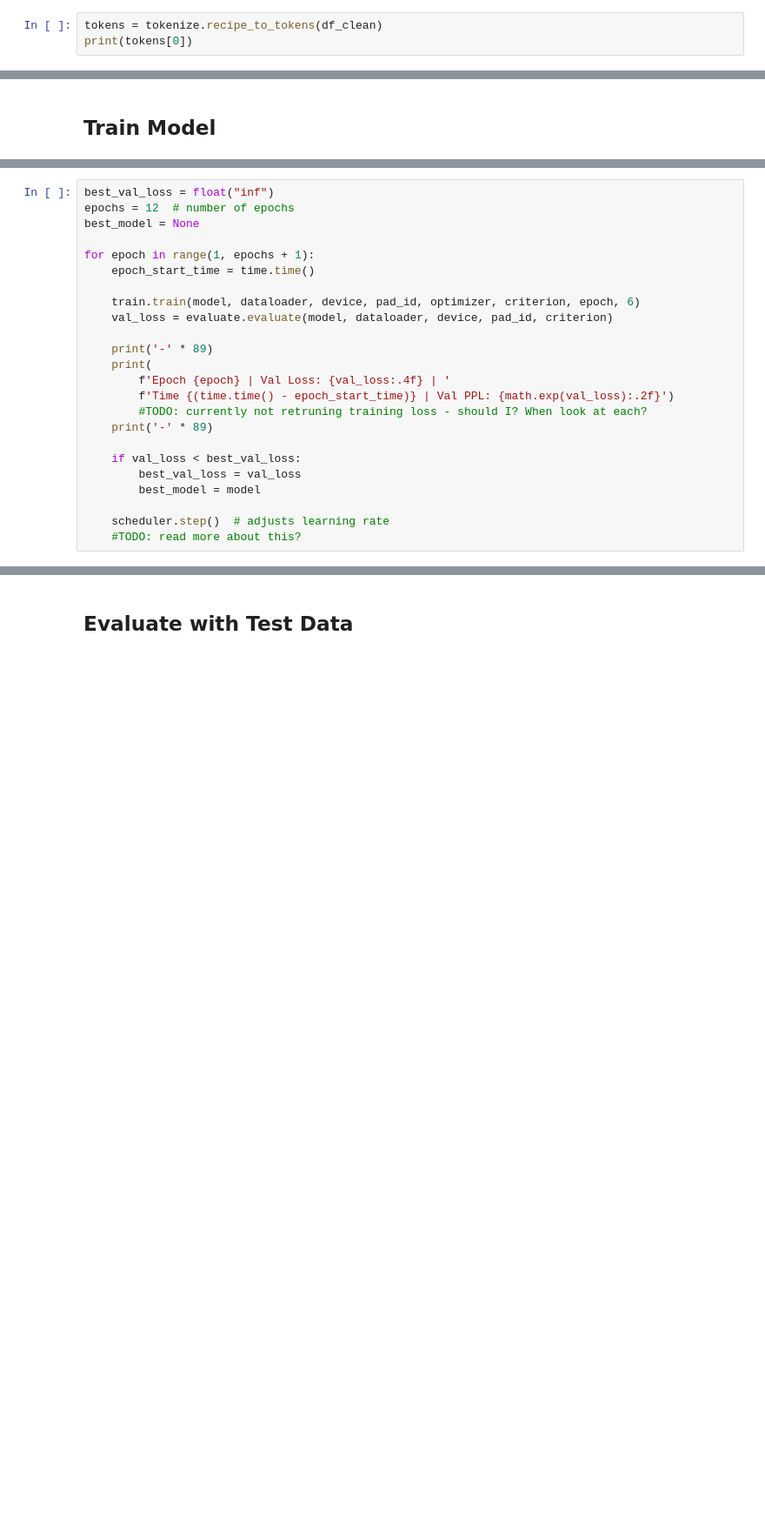
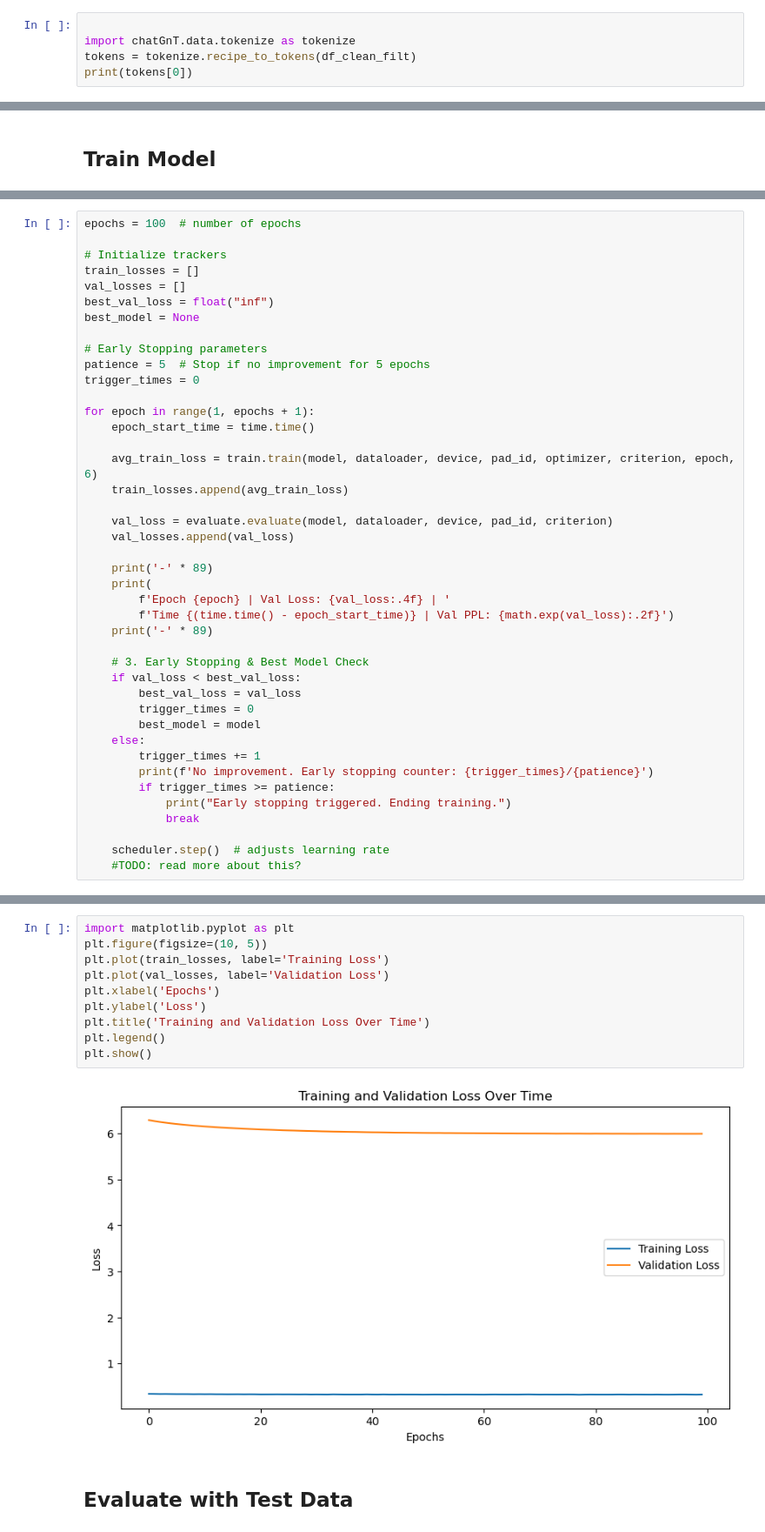
Before and after one commit to sdslack/chatGnT, a Jupyter notebook: notebooks/testing.ipynb, the cells around one changed output, grey strips where cells are left out. Shown at 87% size. Cells and saved outputs as stored; diff of their text form; blank space fills up the shorter version.

```diff
--- a/notebooks/testing.ipynb
+++ b/notebooks/testing.ipynb
@@ -43,5 +41,7 @@ df_clean_filt = preprocess.filter_recipes(df_clean)
 # %% [markdown]
 ## **Make Vocab & Tokenize**
 # %%
-tokens = tokenize.recipe_to_tokens(df_clean)
+
+import chatGnT.data.tokenize as tokenize
+tokens = tokenize.recipe_to_tokens(df_clean_filt)
 print(tokens[0])
@@ -106,26 +117,44 @@ criterion = torch.nn.CrossEntropyLoss(ignore_index=pad_id)
 scheduler = torch.optim.lr_scheduler.StepLR(optimizer, 1.0, gamma=0.95)
 #TODO: read more about schedular
 # %%
+epochs = 100  # number of epochs
+
+# Initialize trackers
+train_losses = []
+val_losses = []
 best_val_loss = float("inf")
-epochs = 12  # number of epochs
 best_model = None
+
+# Early Stopping parameters
+patience = 5  # Stop if no improvement for 5 epochs
+trigger_times = 0
 
 for epoch in range(1, epochs + 1):
     epoch_start_time = time.time()
 
-    train.train(model, dataloader, device, pad_id, optimizer, criterion, epoch, 6)
+    avg_train_loss = train.train(model, dataloader, device, pad_id, optimizer, criterion, epoch, 6)
+    train_losses.append(avg_train_loss)
+
     val_loss = evaluate.evaluate(model, dataloader, device, pad_id, criterion)
+    val_losses.append(val_loss)
 
     print('-' * 89)
     print(
         f'Epoch {epoch} | Val Loss: {val_loss:.4f} | '
         f'Time {(time.time() - epoch_start_time)} | Val PPL: {math.exp(val_loss):.2f}')
-        #TODO: currently not retruning training loss - should I? When look at each?
     print('-' * 89)
 
+    # 3. Early Stopping & Best Model Check
     if val_loss < best_val_loss:
         best_val_loss = val_loss
+        trigger_times = 0
         best_model = model
+    else:
+        trigger_times += 1
+        print(f'No improvement. Early stopping counter: {trigger_times}/{patience}')
+        if trigger_times >= patience:
+            print("Early stopping triggered. Ending training.")
+            break
 
     scheduler.step()  # adjusts learning rate
     #TODO: read more about this?
@@ -132,3 +179,15 @@ for epoch in range(1, epochs + 1):
+# %%
+import matplotlib.pyplot as plt
+plt.figure(figsize=(10, 5))
+plt.plot(train_losses, label='Training Loss')
+plt.plot(val_losses, label='Validation Loss')
+plt.xlabel('Epochs')
+plt.ylabel('Loss')
+plt.title('Training and Validation Loss Over Time')
+plt.legend()
+plt.show()
+# %% [output]
+[figure, added]
 # %% [markdown]
 ## **Evaluate with Test Data**
 # %%
```
Also changed, not shown: parts of 12 cells of this notebook, 3 other files.
